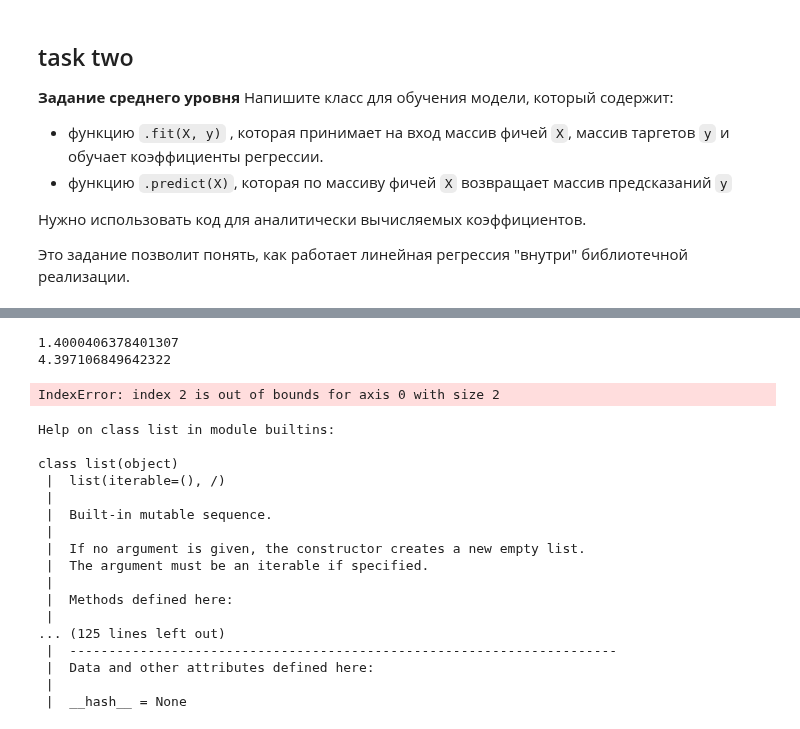
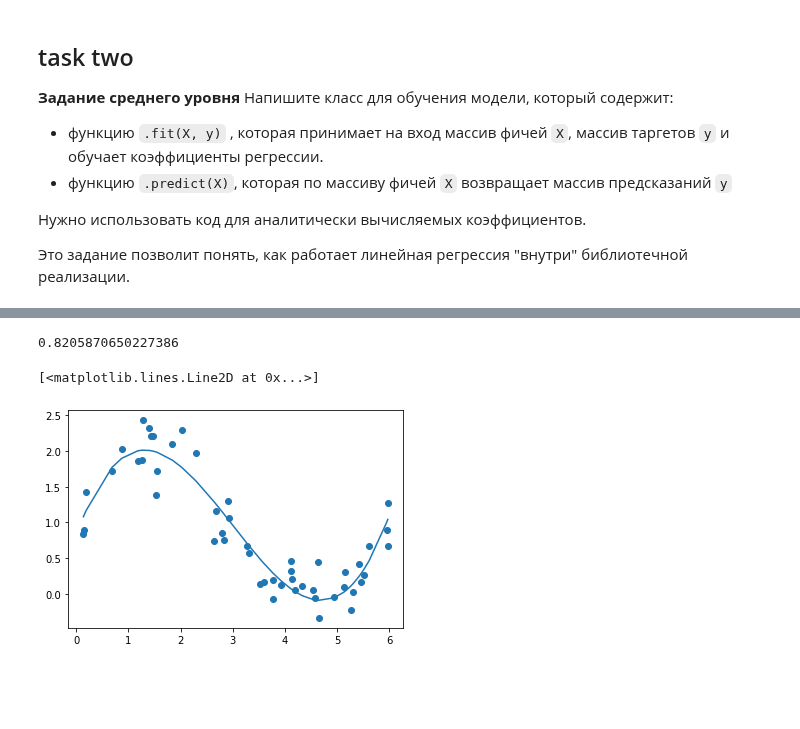
Before and after one commit to Stynic/train_ml_math, a Jupyter notebook: ml/low_level/module_3/notebook_3.ipynb, the cells around one changed output, grey strips where cells are left out. Cells and saved outputs as stored; diff of their text form; code cells hidden in the pictures; blank space fills up the shorter version.

Commit message:
complete the task 2 for module 3
complete the task 2 for module 3, wrote custom class for linear or polynomial regression

```diff
--- a/ml/low_level/module_3/notebook_3.ipynb
+++ b/ml/low_level/module_3/notebook_3.ipynb
@@ -624,0 +661,4 @@ class CustomLinearRegression:
+# %%
+import pandas as pd
+data = pd.read_csv('3.10_non_linear.csv', sep=',')
+data.head()
@@ -625,7 +672,8 @@ class CustomLinearRegression:
 # %%
-X = generate_degrees(data['x_train'], degree=1)
+X = data['x_train']
+Xd = generate_degrees(data['x_train'], degree=3)
 Y = data['y_train']
 
-reg1 = CustomLinearRegression()
-reg1.fit(X, Y)
+regCustom = CustomLinearRegression().fit(Xd, Y)
+regUsual = LinearRegression().fit(Xd,Y)
 # %% [output]
@@ -633,26 +693,6 @@ reg1.fit(X, Y)
+# %%
+regUsual.intercept_
+# %% [output]
+0.8205870650227386
 # %%
-reg1.predict(X)
+pre_Y_custom = regCustom.predict(Xd)
-# %% [output]
-1.4000406378401307
-4.397106849642322
-IndexError: index 2 is out of bounds for axis 0 with size 2
-# %%
-help(list)
-# %% [output]
-Help on class list in module builtins:
-
-class list(object)
- |  list(iterable=(), /)
- |
- |  Built-in mutable sequence.
- |
- |  If no argument is given, the constructor creates a new empty list.
- |  The argument must be an iterable if specified.
- |
- |  Methods defined here:
- |
-... (125 lines left out)
- |  ----------------------------------------------------------------------
- |  Data and other attributes defined here:
- |
- |  __hash__ = None
@@ -658,0 +703,6 @@ class list(object)
+# %%
+plt.scatter(X, Y)
+plt.plot(X, pre_Y_custom)
+# %% [output]
+[<matplotlib.lines.Line2D at 0x...>]
+[figure, added]
```
Also changed, not shown: parts of 15 cells of this notebook, 1 other file.
